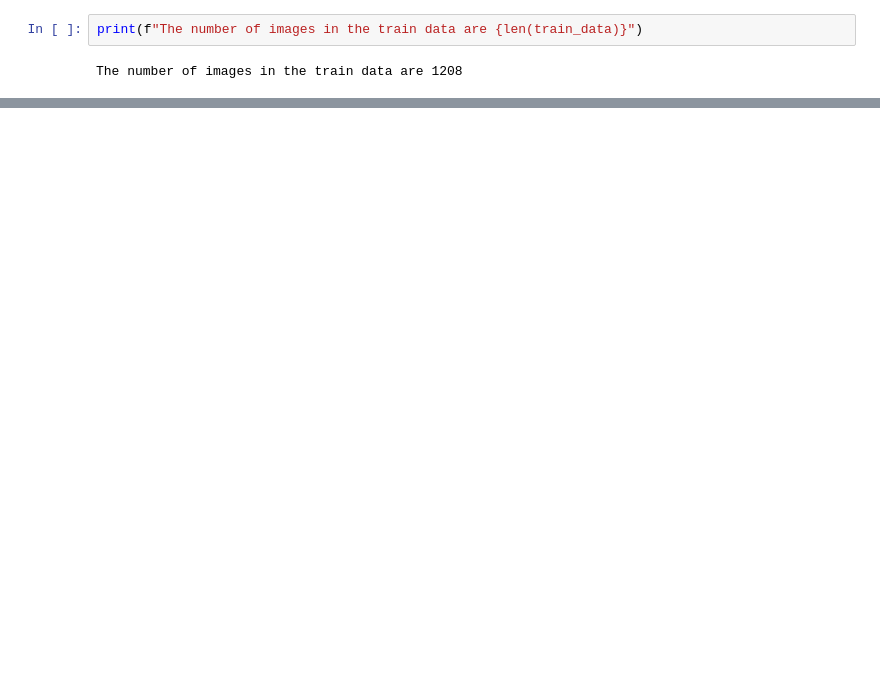
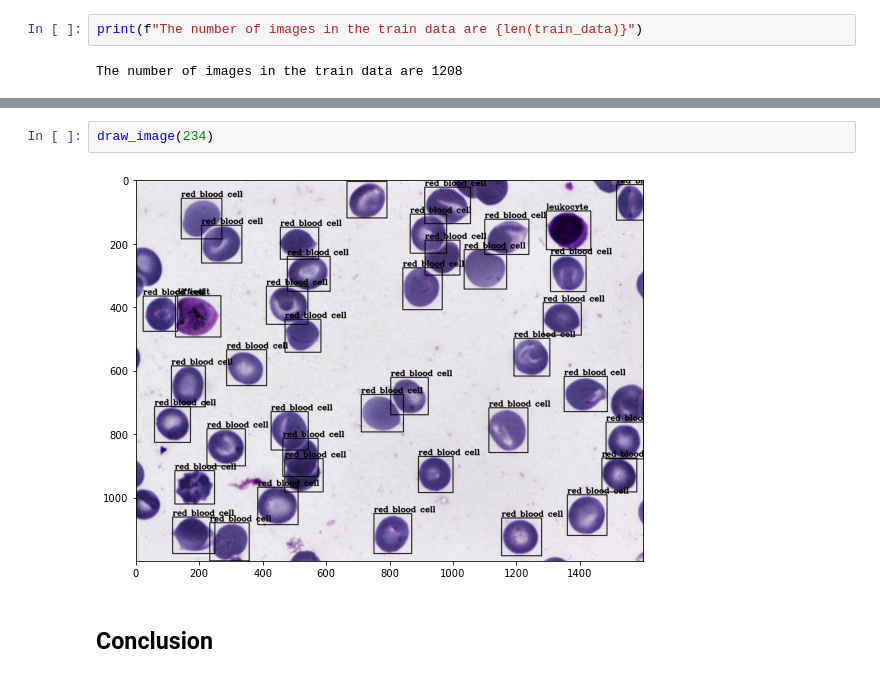
Before and after one commit to shraddhazpy/YOLOv3ByMe, a Jupyter notebook: notebooks/Dataset EDA.ipynb, the cells around one changed output, grey strips where cells are left out. Saved outputs shown, nothing was run; the diff lists cells and outputs as text; blank space fills up the shorter version.

```diff
--- a/notebooks/Dataset EDA.ipynb
+++ b/notebooks/Dataset EDA.ipynb
@@ -116,0 +256,6 @@ Counter([len(i['objects']) for i in train_data]).most_common()
+# %%
+draw_image(234)
+# %% [output]
+[figure, added]
+# %% [markdown]
+## Conclusion
```
Also changed, not shown: parts of 37 cells of this notebook.
